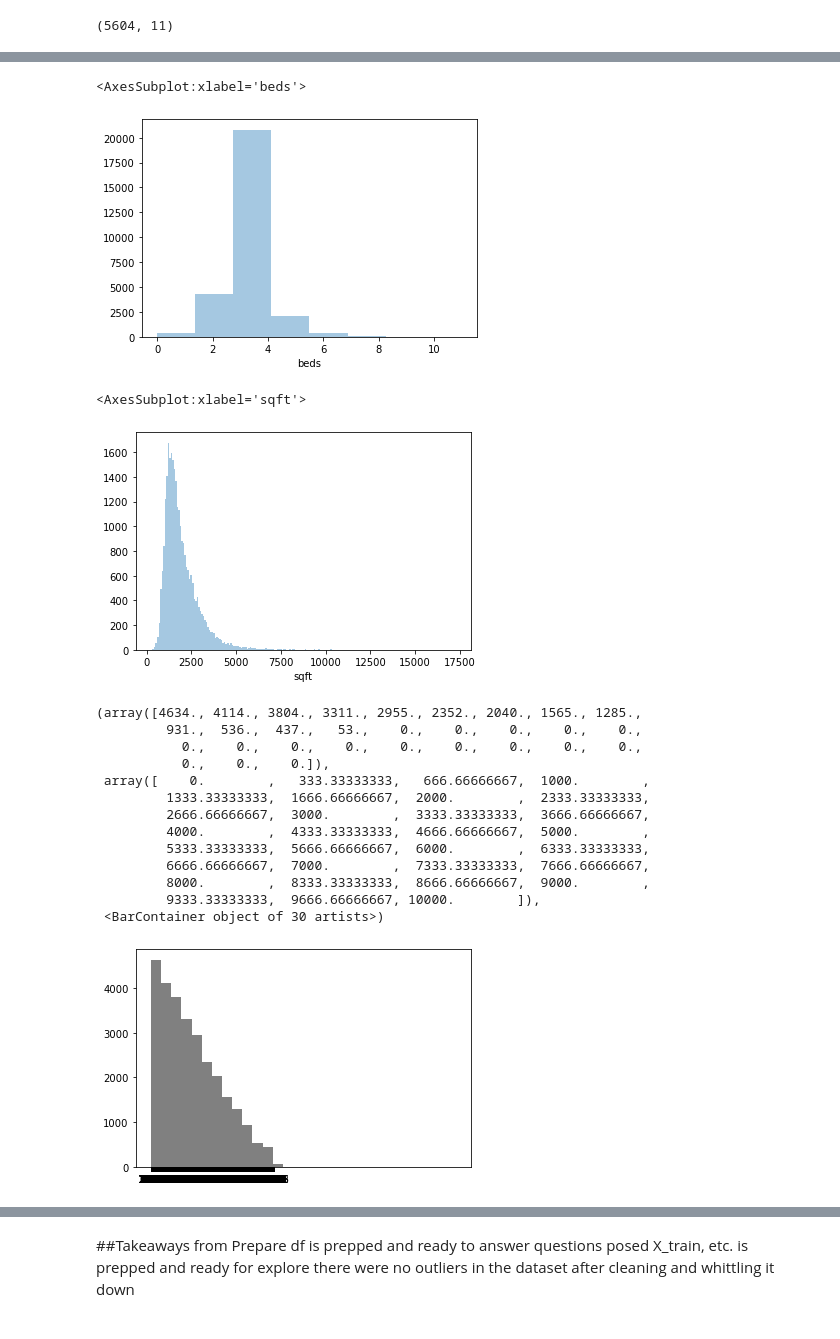
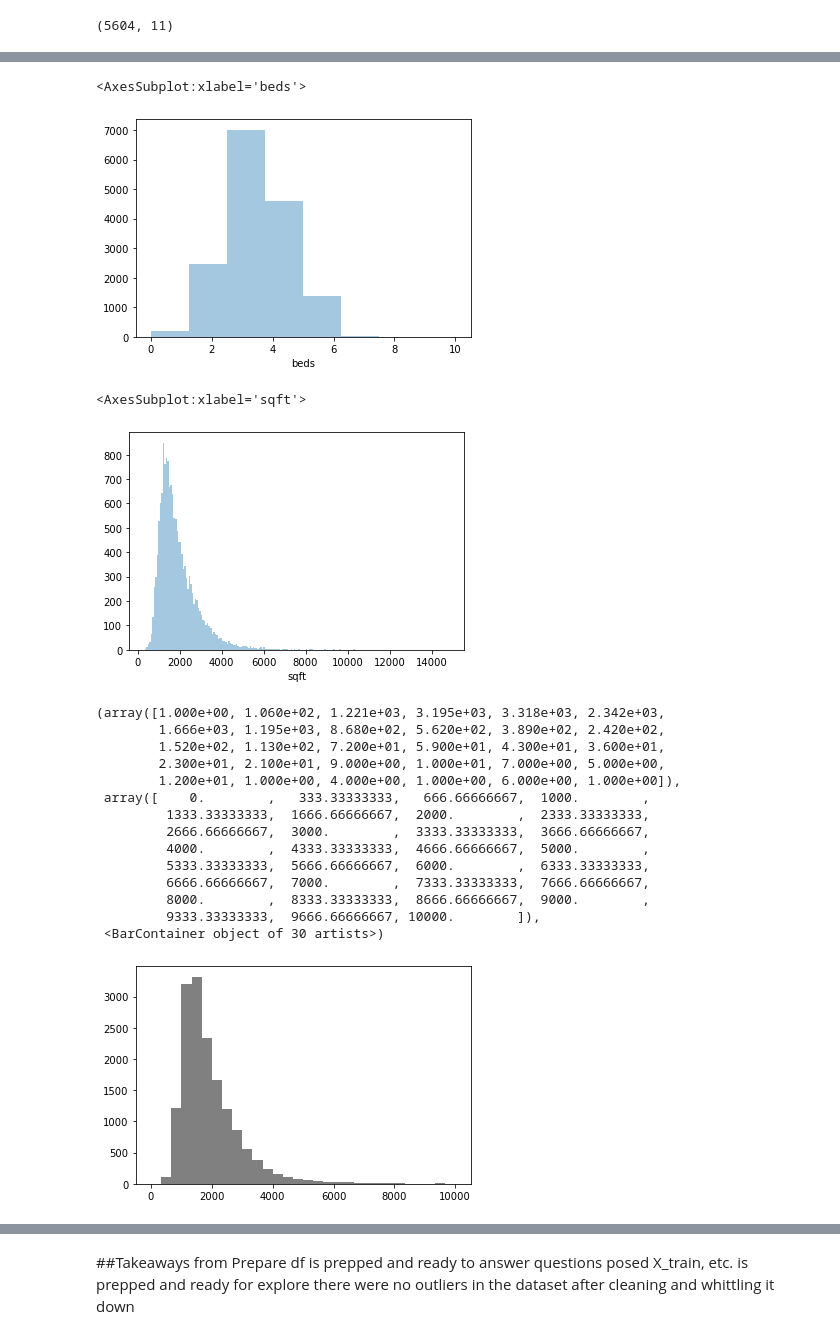
Before and after one commit to SLawsonWoods/zillow_project, a Jupyter notebook: initial_notebook_zillow.ipynb, the cells around one changed output, grey strips where cells are left out. Saved outputs shown, nothing was run; the diff lists cells and outputs as text; code cells hidden in the pictures.

```diff
--- a/initial_notebook_zillow.ipynb
+++ b/initial_notebook_zillow.ipynb
@@ -237,3 +309,9 @@ df.head()
+# %%
+df.beds = df.beds.astype(int)
+# %%
+df.sqft = df.sqft.astype(int)
+# %%
+df.tax_amount = df.tax_amount.astype(int)
 # %%
 # here I am going to check for error values in the df
 df.beds.value_counts()
@@ -317,4 +423,4 @@ df2 = df.copy()
 # %%
 #remove any column leaking the target so taxamount and tax_rate
-df2 = df2.drop(columns=['taxamount', 'tax_rate'])
+train2 = train.drop(columns=['taxamount', 'tax_rate','tax_value'])
 # %%
@@ -329,30 +435,31 @@ df2.head()
 # %%
 # Plot the histogram thanks to the distplot function
-sns.distplot( a=df2["beds"], bins=8, hist=True, kde=False, rug=False )
+sns.distplot( a=train2["beds"], bins=8, hist=True, kde=False, rug=False )
 # %% [output]
 <AxesSubplot:xlabel='beds'>
-[figure, old version]
+[figure, new version]
 # %%
 # Plot the histogram thanks to the distplot function
-sns.distplot( a=df2["sqft"], bins=200, hist=True, kde=False, rug=False )
+sns.distplot( a=train2["sqft"], bins=200, hist=True, kde=False, rug=False )
 # %% [output]
 <AxesSubplot:xlabel='sqft'>
-[figure, old version]
+[figure, new version]
 # %%
-plt.hist(df.sqft, 30, range=[0, 10000], facecolor='gray', align='mid')
+plt.hist(train2.sqft, 30, range=[0, 10000], facecolor='gray', align='mid')
 # %% [output]
-(array([4634., 4114., 3804., 3311., 2955., 2352., 2040., 1565., 1285.,
-         931.,  536.,  437.,   53.,    0.,    0.,    0.,    0.,    0.,
-           0.,    0.,    0.,    0.,    0.,    0.,    0.,    0.,    0.,
-           0.,    0.,    0.]),
+(array([1.000e+00, 1.060e+02, 1.221e+03, 3.195e+03, 3.318e+03, 2.342e+03,
+        1.666e+03, 1.195e+03, 8.680e+02, 5.620e+02, 3.890e+02, 2.420e+02,
+        1.520e+02, 1.130e+02, 7.200e+01, 5.900e+01, 4.300e+01, 3.600e+01,
+        2.300e+01, 2.100e+01, 9.000e+00, 1.000e+01, 7.000e+00, 5.000e+00,
+        1.200e+01, 1.000e+00, 4.000e+00, 1.000e+00, 6.000e+00, 1.000e+00]),
  array([    0.        ,   333.33333333,   666.66666667,  1000.        ,
          1333.33333333,  1666.66666667,  2000.        ,  2333.33333333,
          2666.66666667,  3000.        ,  3333.33333333,  3666.66666667,
          4000.        ,  4333.33333333,  4666.66666667,  5000.        ,
          5333.33333333,  5666.66666667,  6000.        ,  6333.33333333,
          6666.66666667,  7000.        ,  7333.33333333,  7666.66666667,
          8000.        ,  8333.33333333,  8666.66666667,  9000.        ,
          9333.33333333,  9666.66666667, 10000.        ]),
  <BarContainer object of 30 artists>)
-[figure, old version]
+[figure, new version]
 # %%
```
Also changed, not shown: parts of 53 cells of this notebook.
